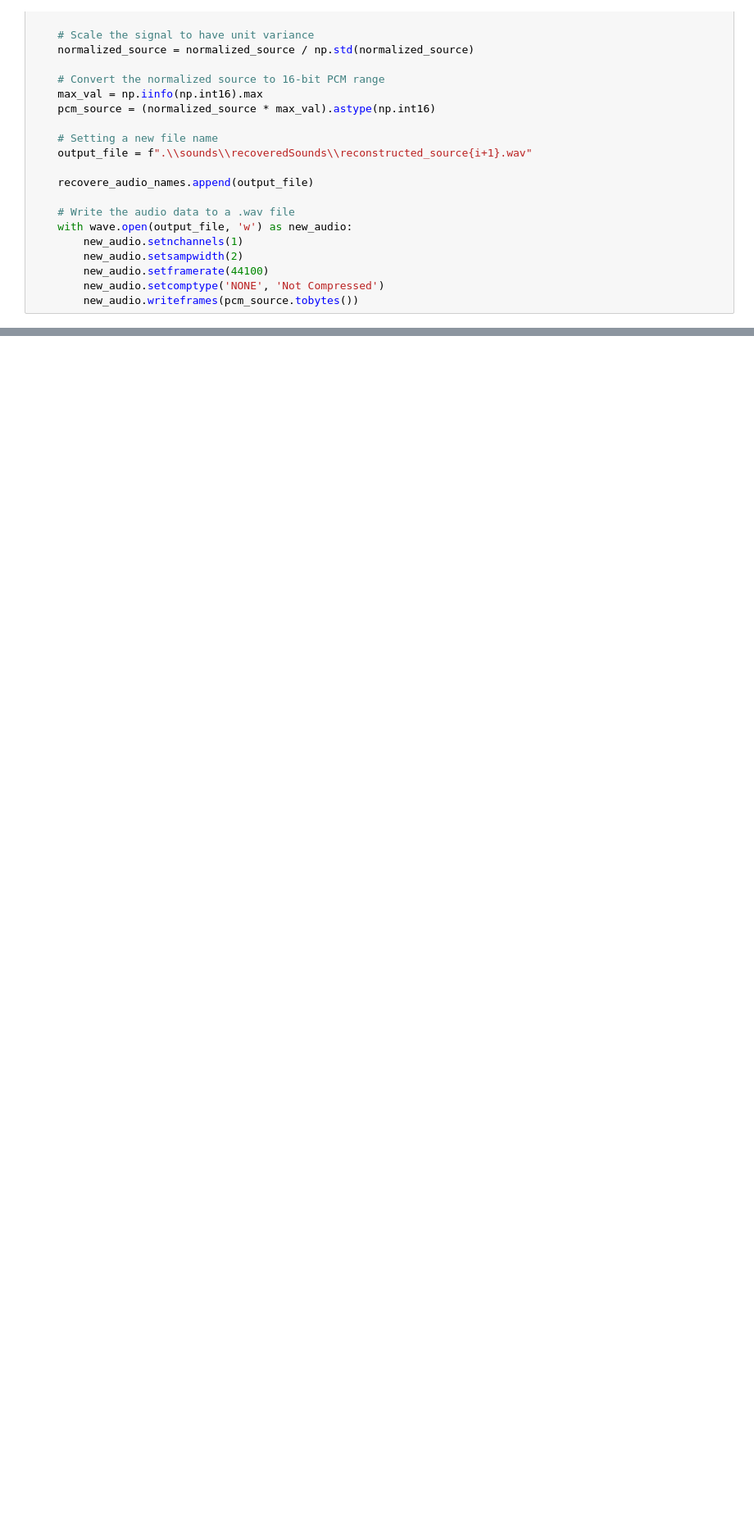
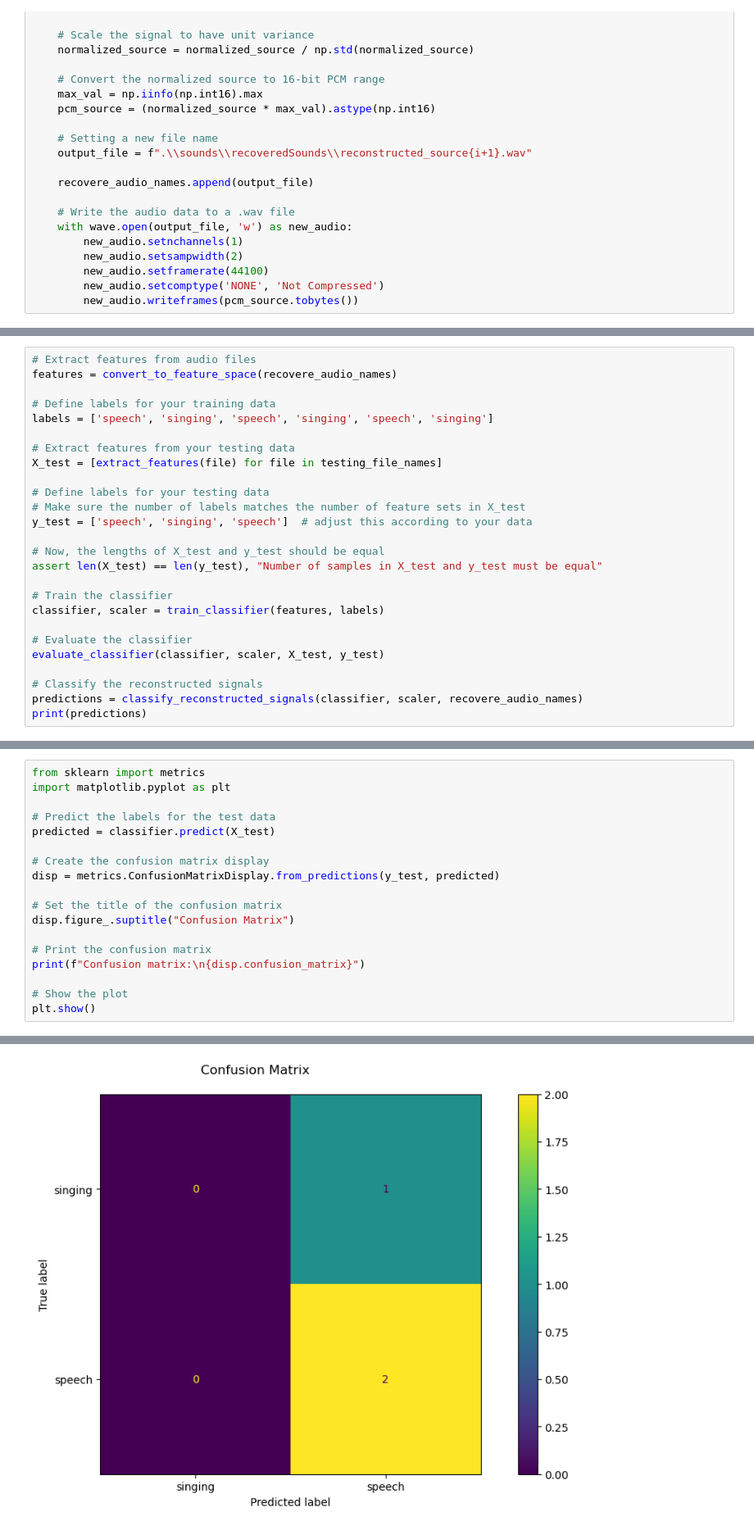
Before and after one commit to ShaharAshe/ML_finalProject, a Jupyter notebook: proj_q4.ipynb, the cells around one changed output, grey strips where cells are left out. Shown at 82% size. Drawn from its saved outputs; the diff is of its cells as text; blank space fills up the shorter version.

```diff
--- a/proj_q4.ipynb
+++ b/proj_q4.ipynb
@@ -244,0 +292,26 @@ TypeError: Singleton array array(Ellipsis, dtype=object) cannot be considered a
+# %%
+# Extract features from audio files
+features = convert_to_feature_space(recovere_audio_names)
+
+# Define labels for your training data
+labels = ['speech', 'singing', 'speech', 'singing', 'speech', 'singing']
+
+# Extract features from your testing data
+X_test = [extract_features(file) for file in testing_file_names]
+
+# Define labels for your testing data
+# Make sure the number of labels matches the number of feature sets in X_test
+y_test = ['speech', 'singing', 'speech']  # adjust this according to your data
+
+# Now, the lengths of X_test and y_test should be equal
+assert len(X_test) == len(y_test), "Number of samples in X_test and y_test must be equal"
+
+# Train the classifier
+classifier, scaler = train_classifier(features, labels)
+
+# Evaluate the classifier
+evaluate_classifier(classifier, scaler, X_test, y_test)
+
+# Classify the reconstructed signals
+predictions = classify_reconstructed_signals(classifier, scaler, recovere_audio_names)
+print(predictions)
@@ -244,0 +329,19 @@ TypeError: Singleton array array(Ellipsis, dtype=object) cannot be considered a
+# %%
+from sklearn import metrics
+import matplotlib.pyplot as plt
+
+# Predict the labels for the test data
+predicted = classifier.predict(X_test)
+
+# Create the confusion matrix display
+disp = metrics.ConfusionMatrixDisplay.from_predictions(y_test, predicted)
+
+# Set the title of the confusion matrix
+disp.figure_.suptitle("Confusion Matrix")
+
+# Print the confusion matrix
+print(f"Confusion matrix:\n{disp.confusion_matrix}")
+
+# Show the plot
+plt.show()
+# %% [output]
@@ -244,0 +351 @@ TypeError: Singleton array array(Ellipsis, dtype=object) cannot be considered a
+[figure, added]
```
Also changed, not shown: parts of 7 cells of this notebook, 1 other file.
